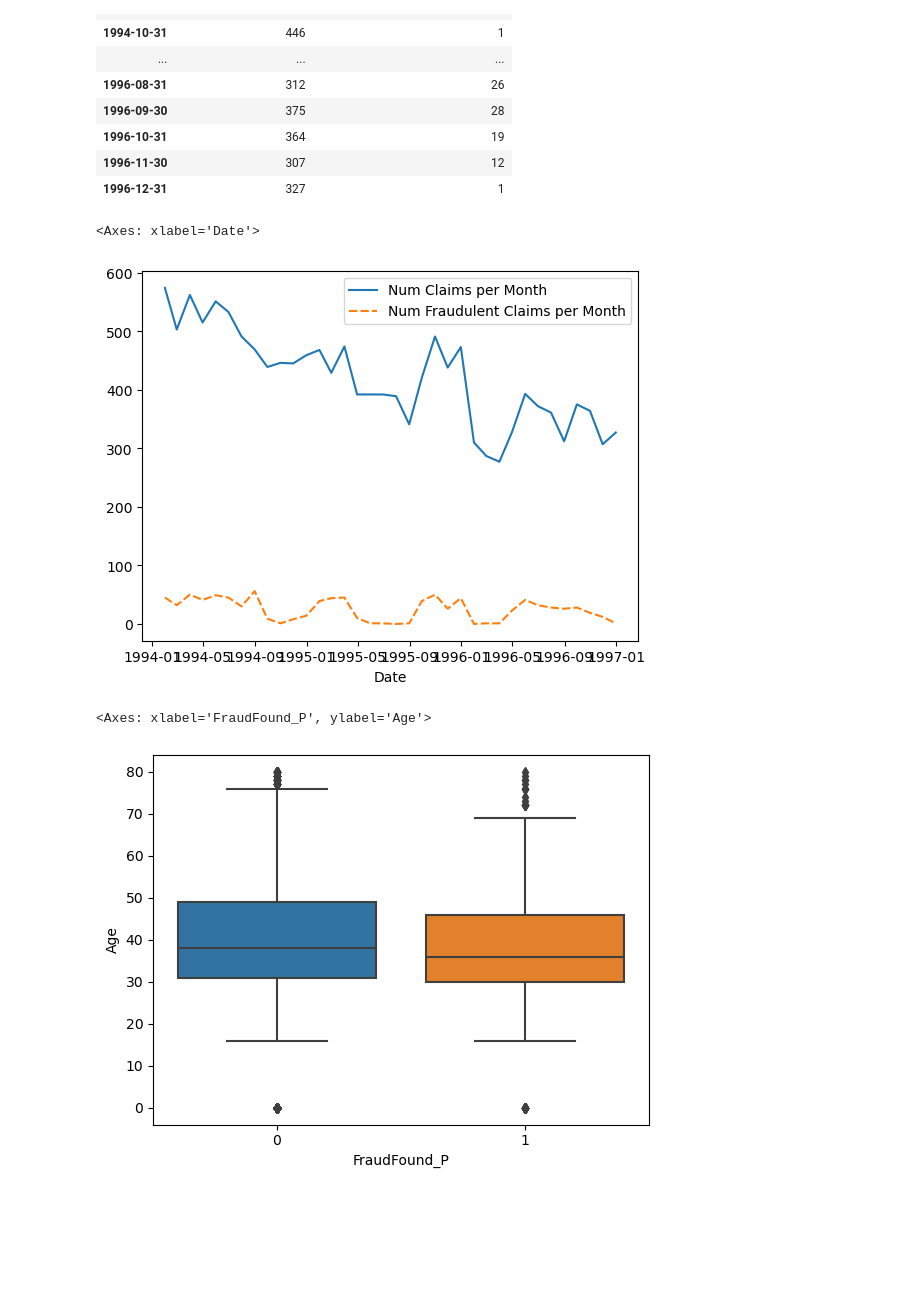
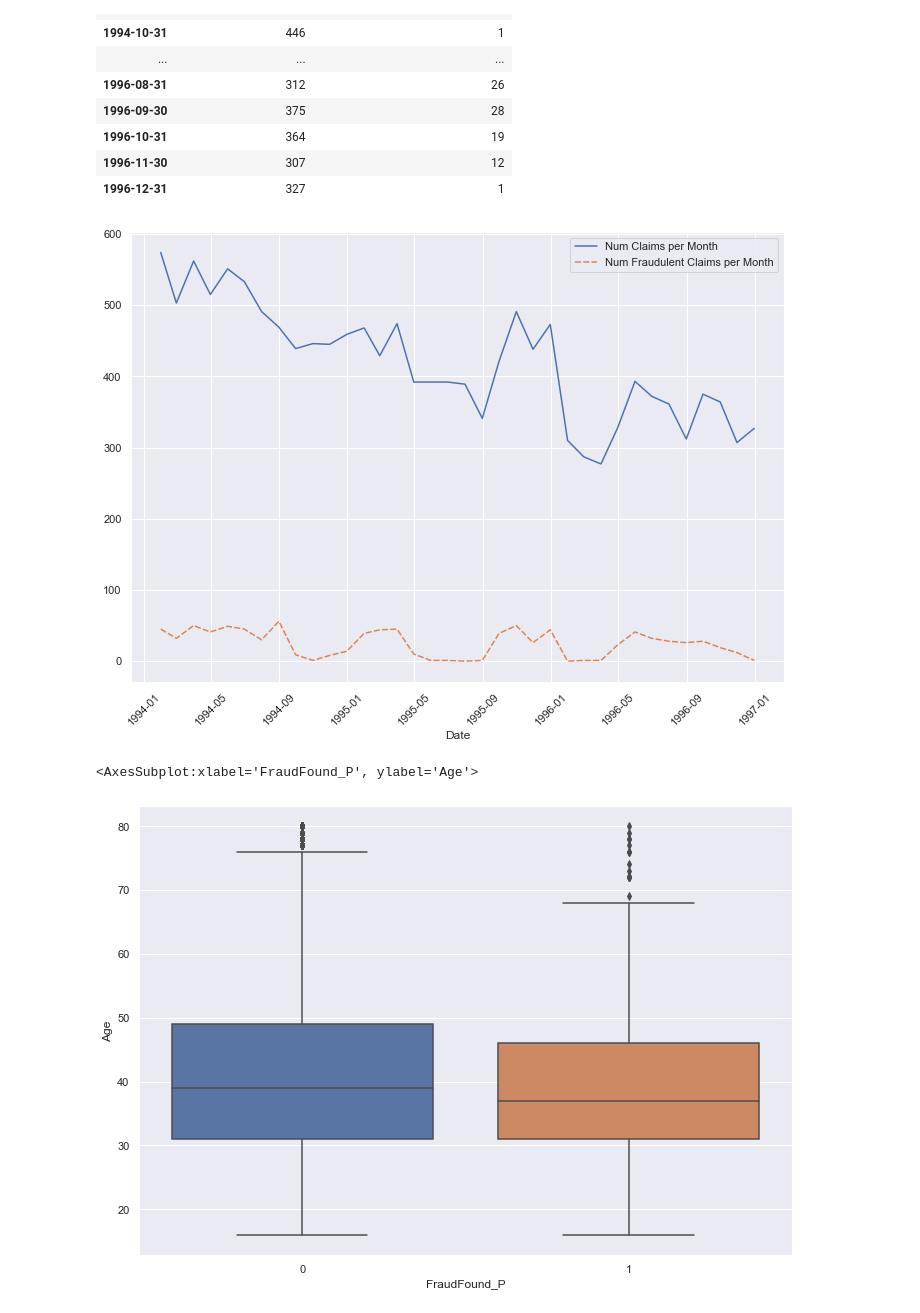
Before and after one commit to smirs/car-insurance-fraud-detection, a Jupyter notebook: fraud_detection.ipynb, the cells around one changed output. Drawn from its saved outputs; the diff is of its cells as text; code cells hidden in the pictures; blank space fills up the shorter version.

```diff
--- a/fraud_detection.ipynb
+++ b/fraud_detection.ipynb
@@ -145,4 +143,5 @@ memory usage: 4.0+ MB
 # %%
 %%time
 import seaborn as sns
+sns.set(rc={'figure.figsize':(11.7,8.27)})
 # %% [output]
@@ -240,15 +236,15 @@ monthly_claims_plot
 | 1996-12-31 | 327 | 1 |
 # %%
 import matplotlib.pyplot as plt
-sns.lineplot(data=monthly_claims_plot)
+monthly_claims = sns.lineplot(data=monthly_claims_plot)
+monthly_claims.tick_params(axis='x', labelrotation=45)
 # %% [output]
-<Axes: xlabel='Date'>
-[figure, old version]
+[figure, new version]
 # %%
-sns.boxplot(data=fraud_data, x='FraudFound_P', y="Age")
+sns.boxplot(data=fraud_data_cleaned, x='FraudFound_P', y="Age")
 # %% [output]
-<Axes: xlabel='FraudFound_P', ylabel='Age'>
+<AxesSubplot:xlabel='FraudFound_P', ylabel='Age'>
-[figure, old version]
+[figure, new version]
 # %%
 sns.boxplot(data=fraud_data, x='FraudFound_P', y="DriverRating")
 # %% [output]
```
Also changed, not shown: parts of 23 cells of this notebook.
